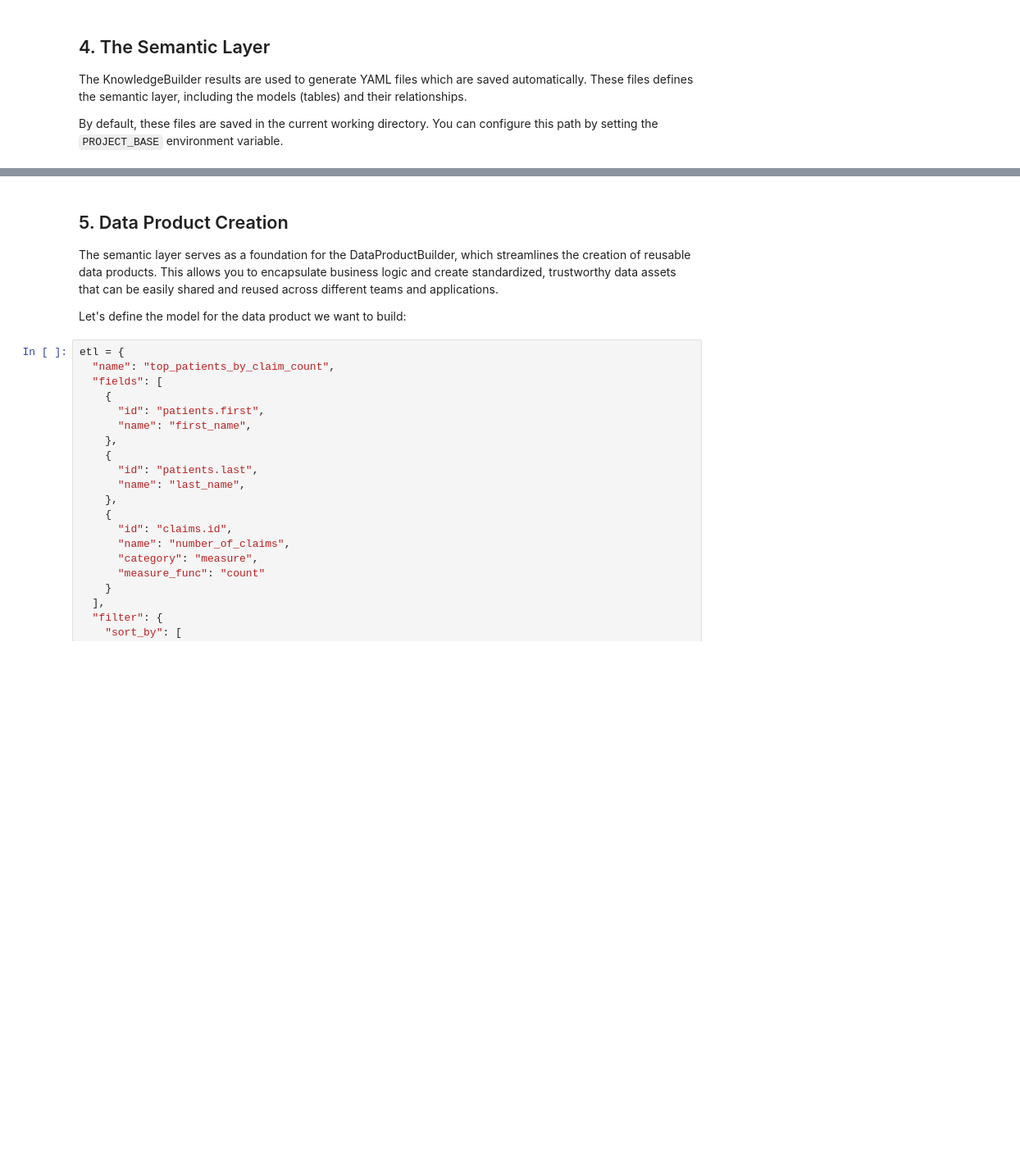
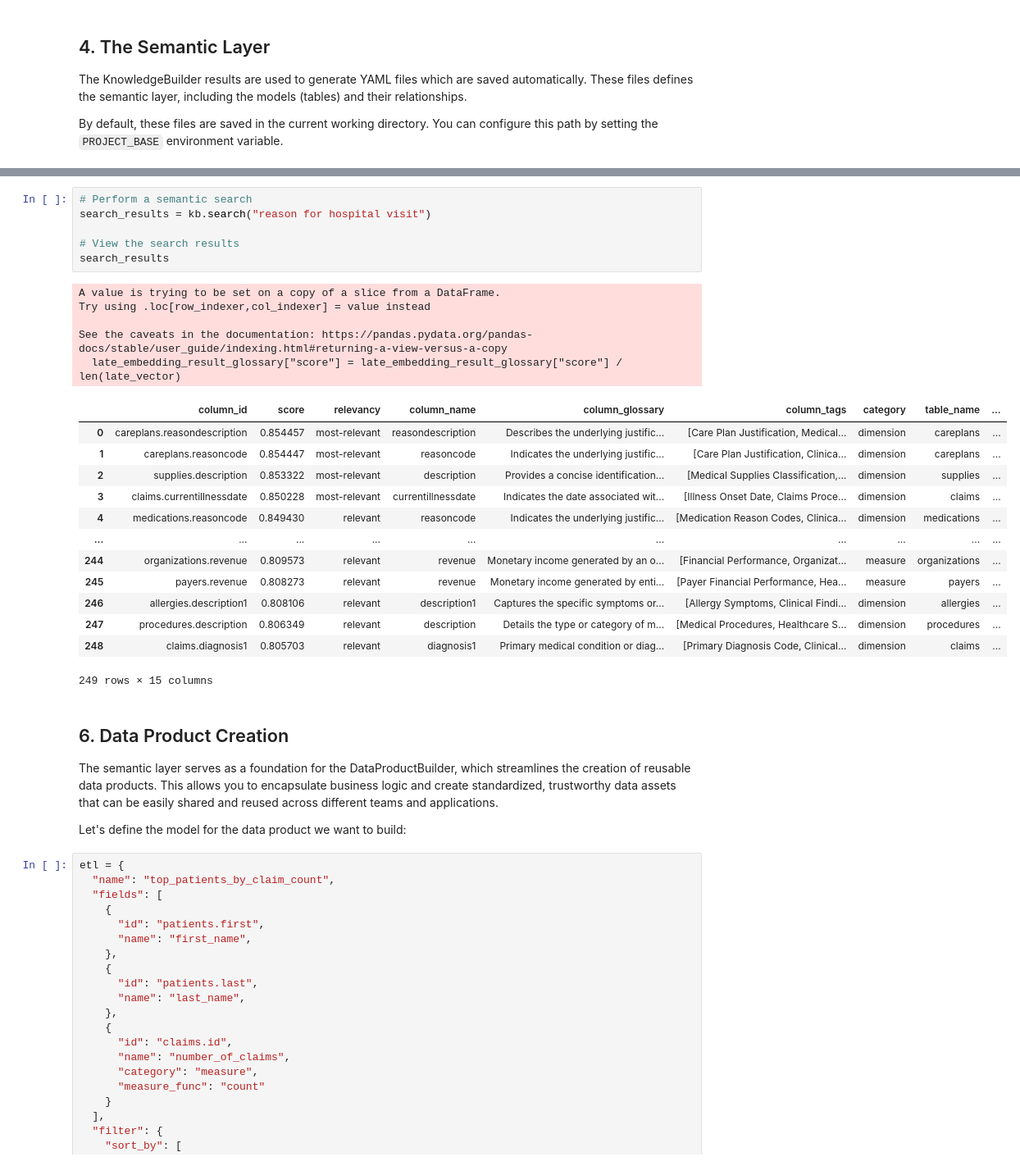
Before and after one commit to Intugle/data-tools, a Jupyter notebook: quickstart.ipynb, the cells around one changed output, grey strips where cells are left out. Shown: that part at 82% size. Cells and saved outputs as stored; diff of their text form; blank space fills up the shorter version.

```diff
--- a/quickstart.ipynb
+++ b/quickstart.ipynb
@@ -254,5 +297,30 @@ By default, these files are saved in the current working directory. You can conf
+# %%
+# Perform a semantic search
+search_results = kb.search("reason for hospital visit")
+
+# View the search results
+search_results
+# %% [output]
+A value is trying to be set on a copy of a slice from a DataFrame.
+Try using .loc[row_indexer,col_indexer] = value instead
+
+See the caveats in the documentation: https://pandas.pydata.org/pandas-docs/stable/user_guide/indexing.html#returning-a-view-versus-a-copy
+  late_embedding_result_glossary["score"] = late_embedding_result_glossary["score"] / len(late_vector)
+|  | column_id | score | relevancy | column_name | column_glossary | column_tags | category | table_name | ... |
+| 0 | careplans.reasondescription | 0.854457 | most-relevant | reasondescription | Describes the underlying justific... | [Care Plan Justification, Medical... | dimension | careplans | ... |
+| 1 | careplans.reasoncode | 0.854447 | most-relevant | reasoncode | Indicates the underlying justific... | [Care Plan Justification, Clinica... | dimension | careplans | ... |
+| 2 | supplies.description | 0.853322 | most-relevant | description | Provides a concise identification... | [Medical Supplies Classification,... | dimension | supplies | ... |
+| 3 | claims.currentillnessdate | 0.850228 | most-relevant | currentillnessdate | Indicates the date associated wit... | [Illness Onset Date, Claims Proce... | dimension | claims | ... |
+| 4 | medications.reasoncode | 0.849430 | relevant | reasoncode | Indicates the underlying justific... | [Medication Reason Codes, Clinica... | dimension | medications | ... |
+| ... | ... | ... | ... | ... | ... | ... | ... | ... | ... |
+| 244 | organizations.revenue | 0.809573 | relevant | revenue | Monetary income generated by an o... | [Financial Performance, Organizat... | measure | organizations | ... |
+| 245 | payers.revenue | 0.808273 | relevant | revenue | Monetary income generated by enti... | [Payer Financial Performance, Hea... | measure | payers | ... |
+| 246 | allergies.description1 | 0.808106 | relevant | description1 | Captures the specific symptoms or... | [Allergy Symptoms, Clinical Findi... | dimension | allergies | ... |
+| 247 | procedures.description | 0.806349 | relevant | description | Details the type or category of m... | [Medical Procedures, Healthcare S... | dimension | procedures | ... |
+| 248 | claims.diagnosis1 | 0.805703 | relevant | diagnosis1 | Primary medical condition or diag... | [Primary Diagnosis Code, Clinical... | dimension | claims | ... |
+249 rows × 15 columns
 # %% [markdown]
-## 5. Data Product Creation
+## 6. Data Product Creation
 
 The semantic layer serves as a foundation for the DataProductBuilder, which streamlines the creation of reusable data products. This allows you
 to encapsulate business logic and create standardized, trustworthy data assets that can be easily shared and reused across different teams and
```
Also changed, not shown: parts of 8 cells of this notebook, 23 other files.
